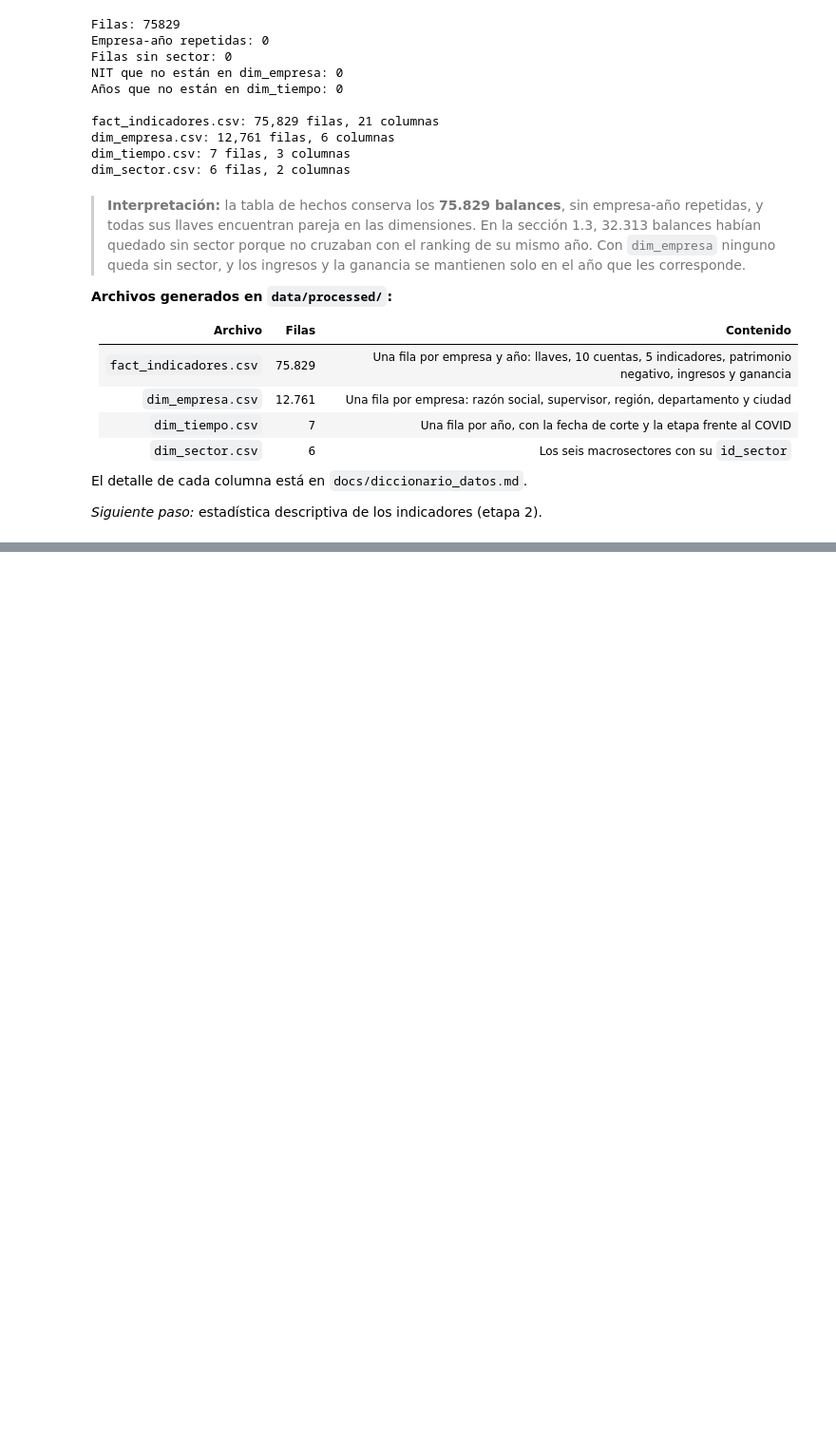
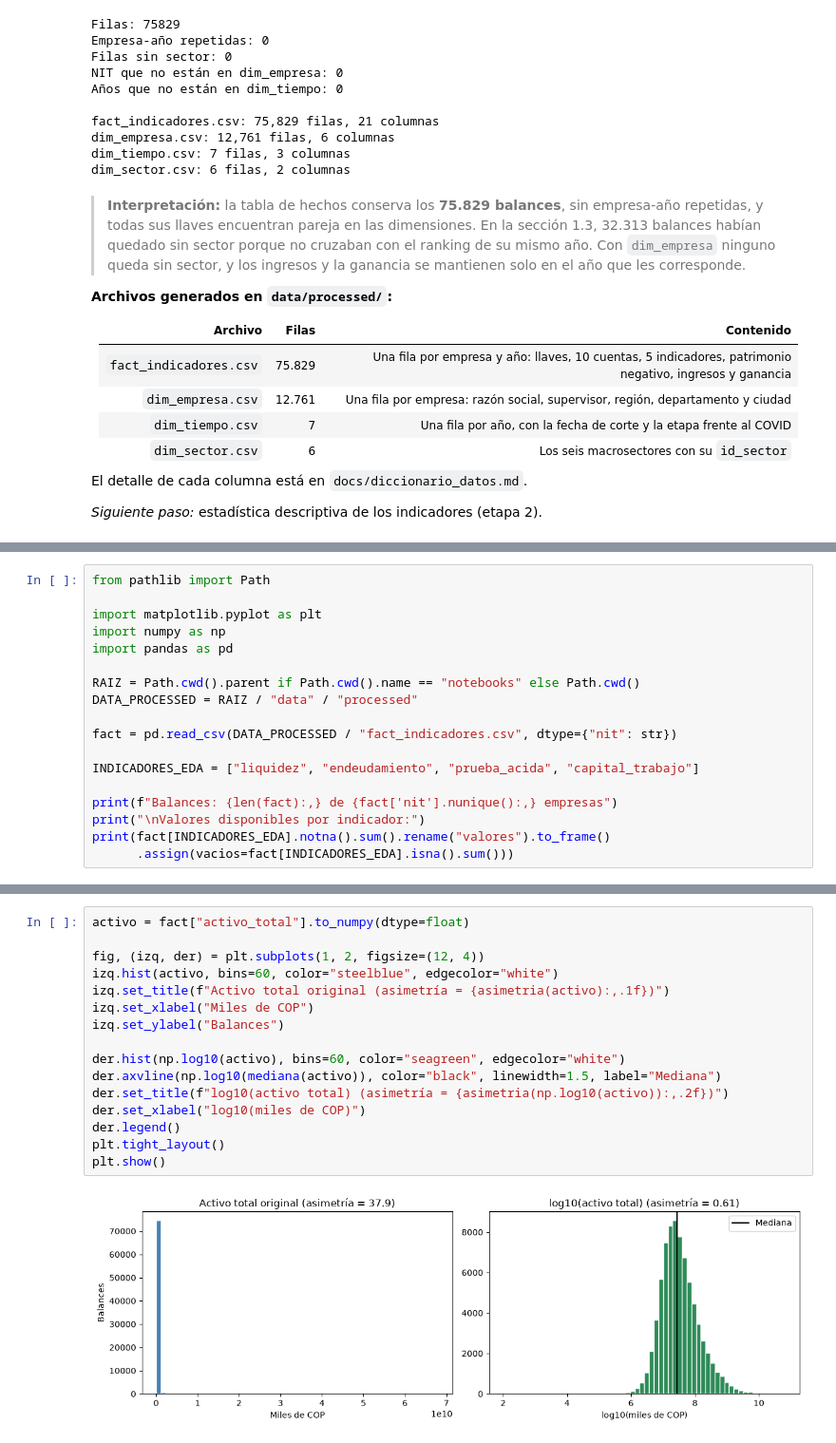
Before and after one commit to JulianHZ711/Final-AnalisisDatos, a Jupyter notebook: notebooks/proyecto_integrador.ipynb, the cells around one changed output, grey strips where cells are left out. Shown at 95% size. Drawn from its saved outputs; the diff is of its cells as text; blank space fills up the shorter version.

```diff
--- a/notebooks/proyecto_integrador.ipynb
+++ b/notebooks/proyecto_integrador.ipynb
@@ -1430,0 +1456,18 @@ El detalle de cada columna está en `docs/diccionario_datos.md`.
+# %%
+from pathlib import Path
+
+import matplotlib.pyplot as plt
+import numpy as np
+import pandas as pd
+
+RAIZ = Path.cwd().parent if Path.cwd().name == "notebooks" else Path.cwd()
+DATA_PROCESSED = RAIZ / "data" / "processed"
+
+fact = pd.read_csv(DATA_PROCESSED / "fact_indicadores.csv", dtype={"nit": str})
+
+INDICADORES_EDA = ["liquidez", "endeudamiento", "prueba_acida", "capital_trabajo"]
+
+print(f"Balances: {len(fact):,} de {fact['nit'].nunique():,} empresas")
+print("\nValores disponibles por indicador:")
+print(fact[INDICADORES_EDA].notna().sum().rename("valores").to_frame()
+      .assign(vacios=fact[INDICADORES_EDA].isna().sum()))
@@ -1430,0 +1832,18 @@ El detalle de cada columna está en `docs/diccionario_datos.md`.
+# %%
+activo = fact["activo_total"].to_numpy(dtype=float)
+
+fig, (izq, der) = plt.subplots(1, 2, figsize=(12, 4))
+izq.hist(activo, bins=60, color="steelblue", edgecolor="white")
+izq.set_title(f"Activo total original (asimetría = {asimetria(activo):,.1f})")
+izq.set_xlabel("Miles de COP")
+izq.set_ylabel("Balances")
+
+der.hist(np.log10(activo), bins=60, color="seagreen", edgecolor="white")
+der.axvline(np.log10(mediana(activo)), color="black", linewidth=1.5, label="Mediana")
+der.set_title(f"log10(activo total) (asimetría = {asimetria(np.log10(activo)):,.2f})")
+der.set_xlabel("log10(miles de COP)")
+der.legend()
+plt.tight_layout()
+plt.show()
+# %% [output]
+[figure, added]
```
Also changed, not shown: parts of 20 cells of this notebook.
